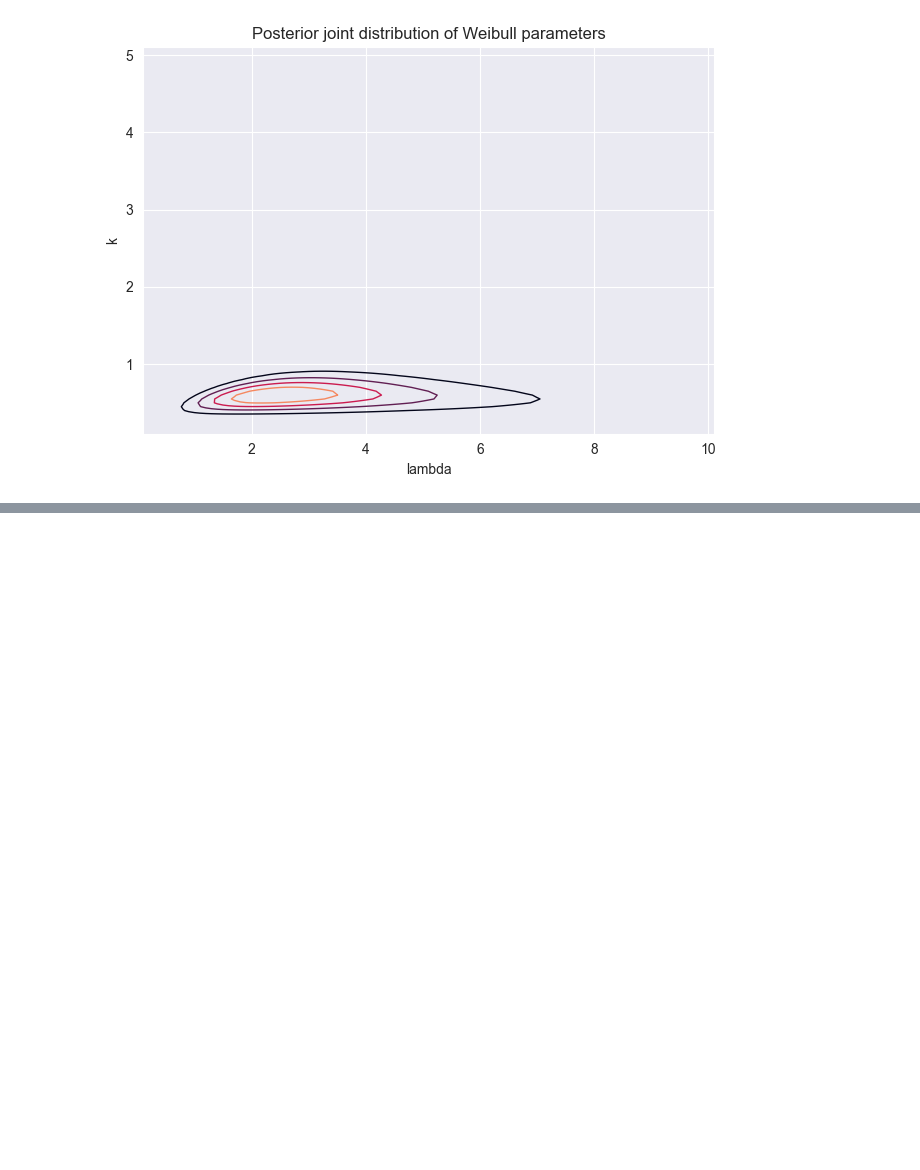
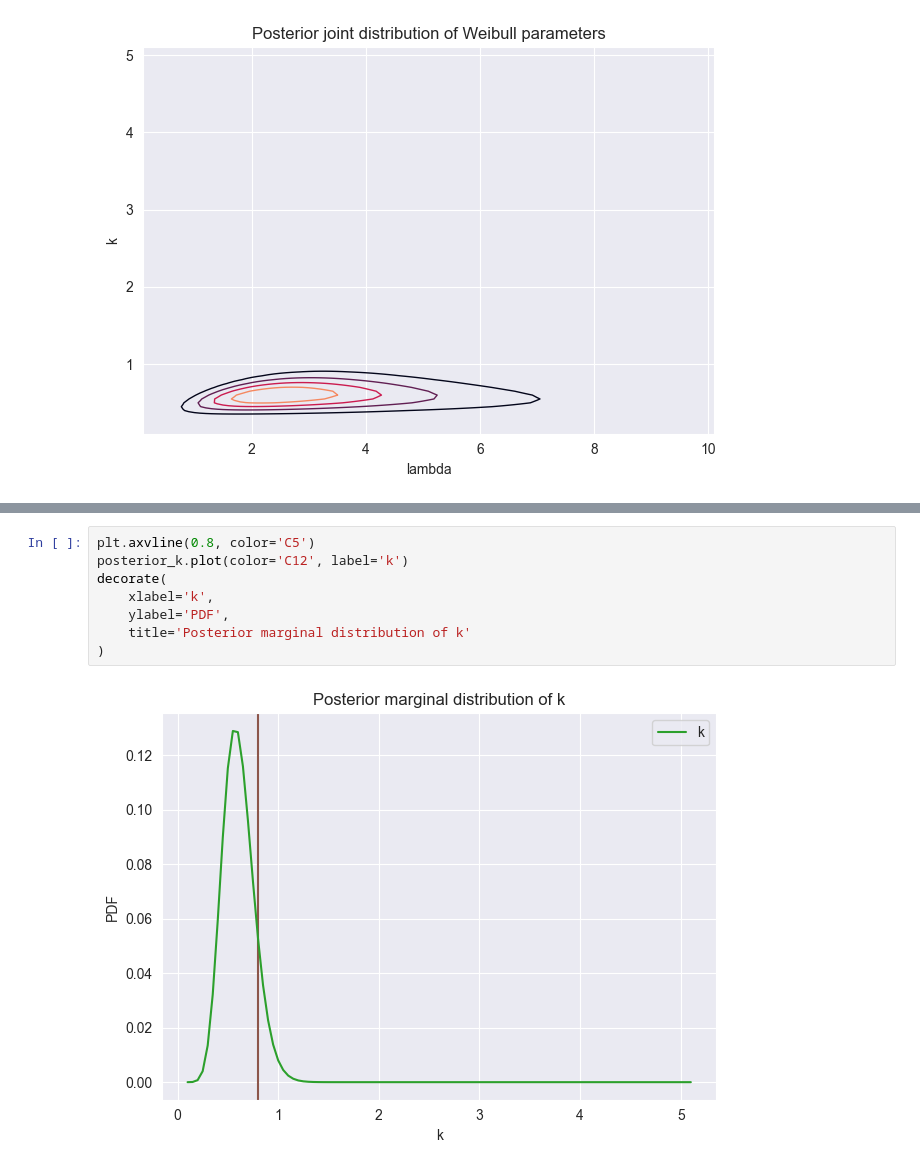
Before and after one commit to Xupeiyi/think-bayes, a Jupyter notebook: chapter14.ipynb, the cells around one changed output, grey strips where cells are left out. Cells and saved outputs as stored; diff of their text form; blank space fills up the shorter version.

```diff
--- a/chapter14.ipynb
+++ b/chapter14.ipynb
@@ -74,0 +100,10 @@ decorate(title='Posterior joint distribution of Weibull parameters')
+# %%
+plt.axvline(0.8, color='C5')
+posterior_k.plot(color='C12', label='k')
+decorate(
+    xlabel='k',
+    ylabel='PDF',
+    title='Posterior marginal distribution of k'
+)
+# %% [output]
+[figure, added]
```
Also changed, not shown: parts of 10 cells of this notebook.
